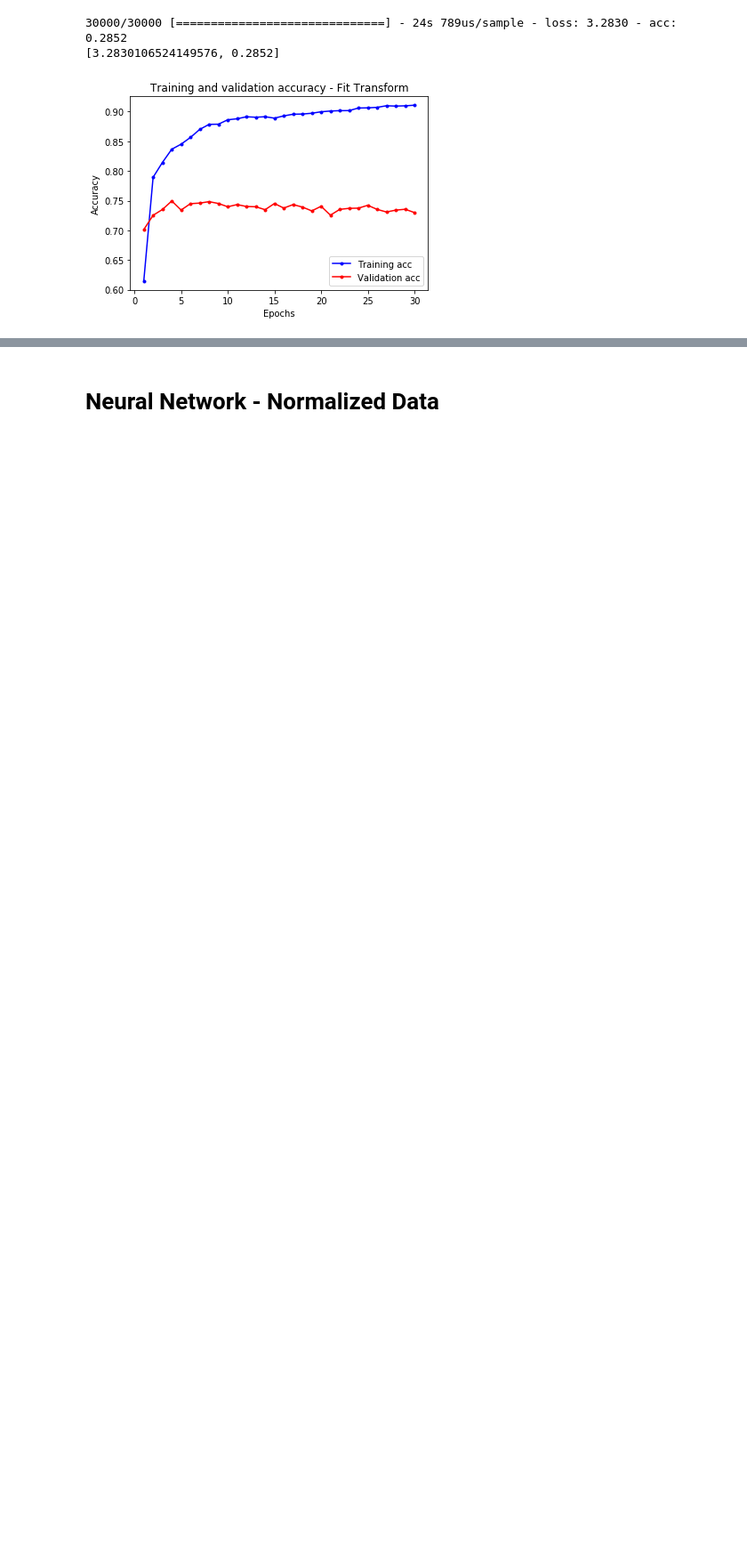
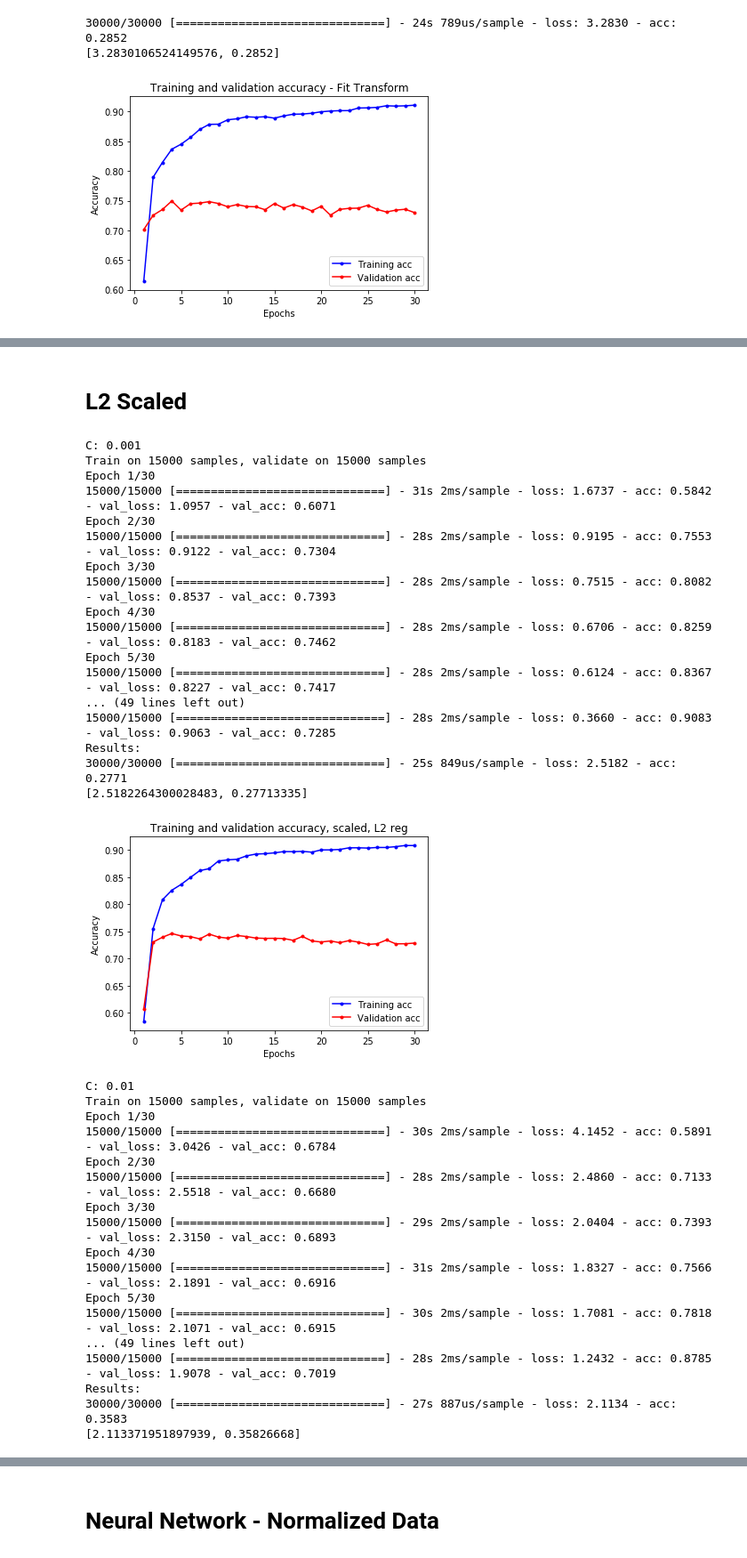
Before and after one commit to cinderlee/MachineLearningProject, a Jupyter notebook: Neural Network.ipynb, the cells around one changed output, grey strips where cells are left out. Shown at 89% size. Cells and saved outputs as stored; diff of their text form; code cells hidden in the pictures; blank space fills up the shorter version.

```diff
--- a/Neural Network.ipynb
+++ b/Neural Network.ipynb
@@ -488,0 +586,78 @@ plt.show()
+# %% [markdown]
+# L2 Scaled
+# %%
+num_features = len(bad_words)
+cvals = [0.001, 0.01, 0.1]
+for c in cvals:
+    print("C:", c)
+    model_scale_l2 = keras.Sequential()
+    model_scale_l2.add(keras.layers.Dense(units=num_features, input_shape=(num_features,)))
+    model_scale_l2.add(keras.layers.Dense(units=1500, activation=tf.nn.sigmoid,
+                                          activity_regularizer=tf.keras.regularizers.l2(l=c)))
+    model_scale_l2.add(keras.layers.Dense(units=1500, activation=tf.nn.sigmoid,
+                                    activity_regularizer=tf.keras.regularizers.l2(l=c)))
+    model_scale_l2.add(keras.layers.Dense(units=1, activation=tf.nn.sigmoid,
+                                    activity_regularizer=tf.keras.regularizers.l2(l=c)))
+
+    model_scale_l2.compile(optimizer='adam',
+                           loss='binary_crossentropy',
+                           metrics=['acc'])
+
+    train_scale_l2 = model_scale_l2.fit(X_tr, Y_train,
+                                        epochs=30,batch_size=500,
+                                        validation_data=(X_va, Y_val),
+                                        verbose=1)
+
+    print("Results:")
+    results_scale_l2 = model_scale_l2.evaluate(X_te, Y_test)
+    print(results_scale_l2)
+
+    train_scale_l2_hist = train_scale_l2.history
+    train_scale_l2_acc = train_scale_l2_hist['acc']
+    val_scale_l2_acc = train_scale_l2_hist['val_acc']
+    plt.figure()
+    num_epochs_scale_l2 = range(1, len(train_scale_l2_acc) + 1)
+    plt.plot(num_epochs_scale_l2, train_scale_l2_acc, 'b.-', label='Training acc')
+    plt.plot(num_epochs_scale_l2, val_scale_l2_acc, 'r.-', label='Validation acc')
+    plt.title('Training and validation accuracy, scaled, L2 reg')
+    plt.xlabel('Epochs')
+    plt.ylabel('Accuracy')
+    plt.legend()
+
+    plt.show()
+# %% [output]
+C: 0.001
+Train on 15000 samples, validate on 15000 samples
+Epoch 1/30
+15000/15000 [==============================] - 31s 2ms/sample - loss: 1.6737 - acc: 0.5842 - val_loss: 1.0957 - val_acc: 0.6071
+Epoch 2/30
+15000/15000 [==============================] - 28s 2ms/sample - loss: 0.9195 - acc: 0.7553 - val_loss: 0.9122 - val_acc: 0.7304
+Epoch 3/30
+15000/15000 [==============================] - 28s 2ms/sample - loss: 0.7515 - acc: 0.8082 - val_loss: 0.8537 - val_acc: 0.7393
+Epoch 4/30
+15000/15000 [==============================] - 28s 2ms/sample - loss: 0.6706 - acc: 0.8259 - val_loss: 0.8183 - val_acc: 0.7462
+Epoch 5/30
+15000/15000 [==============================] - 28s 2ms/sample - loss: 0.6124 - acc: 0.8367 - val_loss: 0.8227 - val_acc: 0.7417
+... (49 lines left out)
+15000/15000 [==============================] - 28s 2ms/sample - loss: 0.3660 - acc: 0.9083 - val_loss: 0.9063 - val_acc: 0.7285
+Results:
+30000/30000 [==============================] - 25s 849us/sample - loss: 2.5182 - acc: 0.2771
+[2.5182264300028483, 0.27713335]
+[figure, added]
+C: 0.01
+Train on 15000 samples, validate on 15000 samples
+Epoch 1/30
+15000/15000 [==============================] - 30s 2ms/sample - loss: 4.1452 - acc: 0.5891 - val_loss: 3.0426 - val_acc: 0.6784
+Epoch 2/30
+15000/15000 [==============================] - 28s 2ms/sample - loss: 2.4860 - acc: 0.7133 - val_loss: 2.5518 - val_acc: 0.6680
+Epoch 3/30
+15000/15000 [==============================] - 29s 2ms/sample - loss: 2.0404 - acc: 0.7393 - val_loss: 2.3150 - val_acc: 0.6893
+Epoch 4/30
+15000/15000 [==============================] - 31s 2ms/sample - loss: 1.8327 - acc: 0.7566 - val_loss: 2.1891 - val_acc: 0.6916
+Epoch 5/30
+15000/15000 [==============================] - 30s 2ms/sample - loss: 1.7081 - acc: 0.7818 - val_loss: 2.1071 - val_acc: 0.6915
+... (49 lines left out)
+15000/15000 [==============================] - 28s 2ms/sample - loss: 1.2432 - acc: 0.8785 - val_loss: 1.9078 - val_acc: 0.7019
+Results:
+30000/30000 [==============================] - 27s 887us/sample - loss: 2.1134 - acc: 0.3583
+[2.113371951897939, 0.35826668]
```
Also changed, not shown: parts of 4 cells of this notebook.
